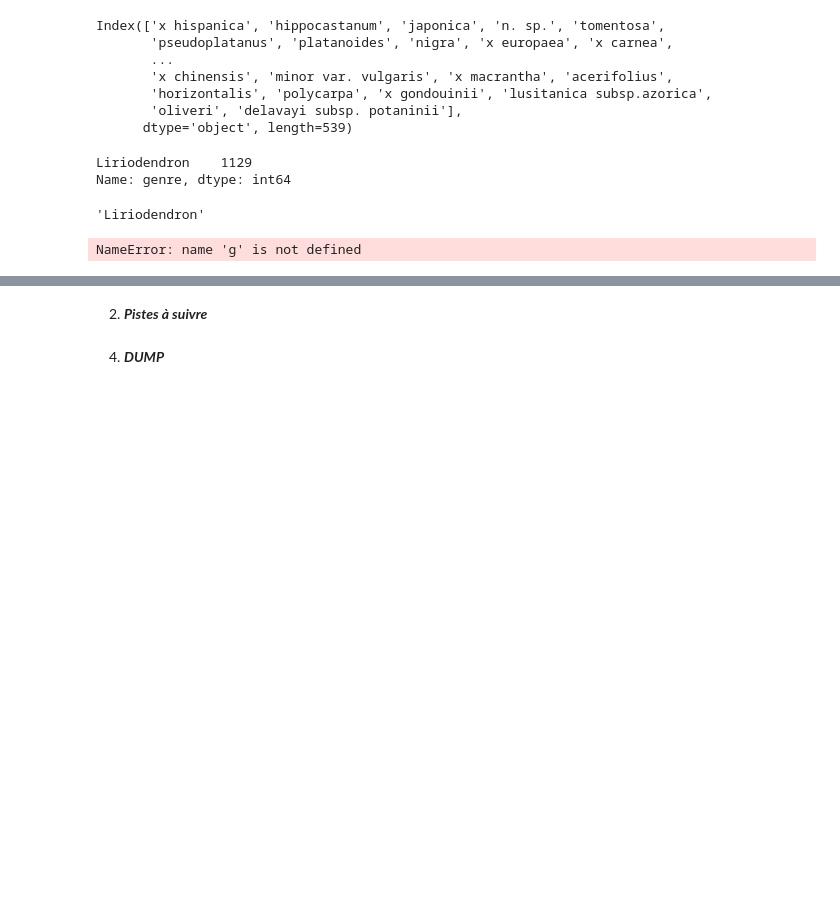
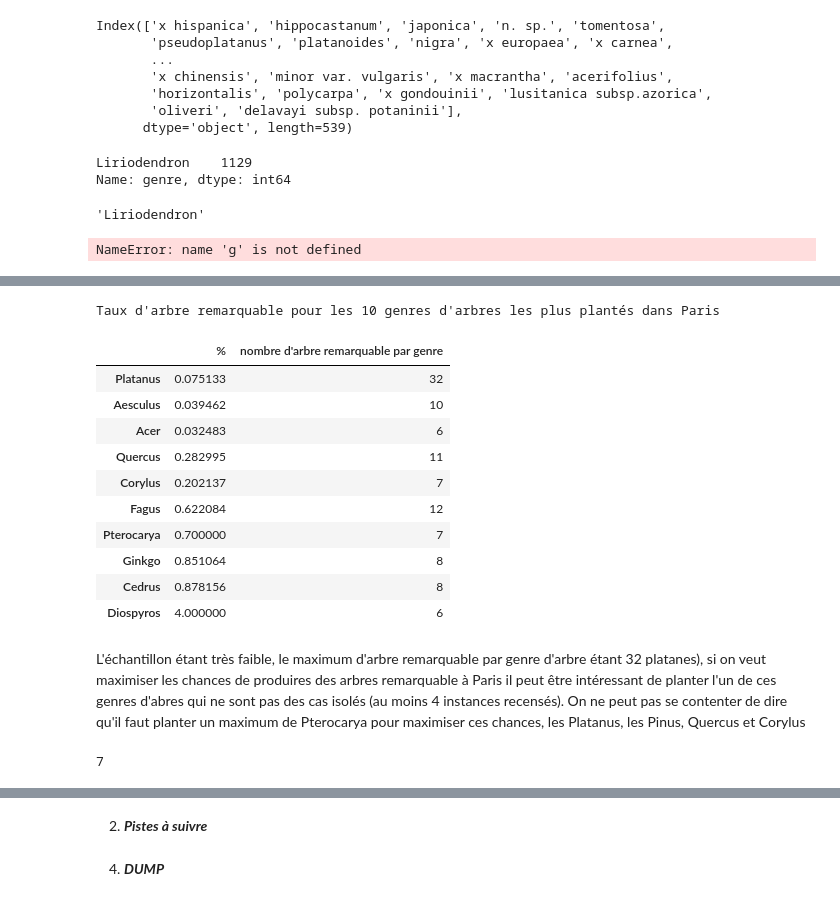
Before and after one commit to Antho-SJ/paris-trees, a Jupyter notebook: julien_notebook.ipynb, the cells around one changed output, grey strips where cells are left out. Drawn from its saved outputs; the diff is of its cells as text; code cells hidden in the pictures; blank space fills up the shorter version.

Commit message:
jr pushed julien notebook, arbre remarquable par genre

```diff
--- a/julien_notebook.ipynb
+++ b/julien_notebook.ipynb
@@ -298,0 +273,34 @@ TypeError: unhashable type: 'Series'
+# %%
+remarquable_per_genre_df = df.groupby(['genre'])['remarquable'].sum().sort_values(ascending=False)
+remarquable_per_genre_df = remarquable_per_genre_df[remarquable_per_genre_df>=5]
+temp_serie = df[df['genre'].isin(remarquable_per_genre_df[remarquable_per_genre_df > 0].index)]\
+.genre.value_counts().sort_values()
+print('Taux d\'arbre remarquable pour les 10 genres d\'arbres les plus plantés dans Paris')
+
+percentage_remarquable_df = pd.DataFrame(remarquable_per_genre_df.div(temp_serie)*100, columns = ['%'],\
+             index=temp_serie.sort_values(ascending=False).index).head(10)
+percentage_remarquable_df["nombre d'arbre remarquable par genre"] = remarquable_per_genre_df
+percentage_remarquable_df
+# remarquable_per_g =
+
+# remarquable_percentage_df = pd.DataFrame({remarquable_per_genre_df : remarquable_per_genre_df/})
+# %% [output]
+Taux d'arbre remarquable pour les 10 genres d'arbres les plus plantés dans Paris
+|  | % | nombre d'arbre remarquable par genre |
+| Platanus | 0.075133 | 32 |
+| Aesculus | 0.039462 | 10 |
+| Acer | 0.032483 | 6 |
+| Quercus | 0.282995 | 11 |
+| Corylus | 0.202137 | 7 |
+| Fagus | 0.622084 | 12 |
+| Pterocarya | 0.700000 | 7 |
+| Ginkgo | 0.851064 | 8 |
+| Cedrus | 0.878156 | 8 |
+| Diospyros | 4.000000 | 6 |
+# %% [markdown]
+L'échantillon étant très faible, le maximum d'arbre remarquable par genre d'arbre étant 32 platanes), si on veut maximiser les chances de produires des arbres remarquable à Paris il peut être intéressant de planter l'un de ces genres d'abres qui ne sont pas des cas isolés (au moins 4 instances recensés).
+On ne peut pas se contenter de dire qu'il faut planter un maximum de Pterocarya pour maximiser ces chances, les Platanus, les Pinus, Quercus et Corylus
+# %%
+temp_serie['Eucommia']
+# %% [output]
+7
```
Also changed, not shown: parts of 14 cells of this notebook.
